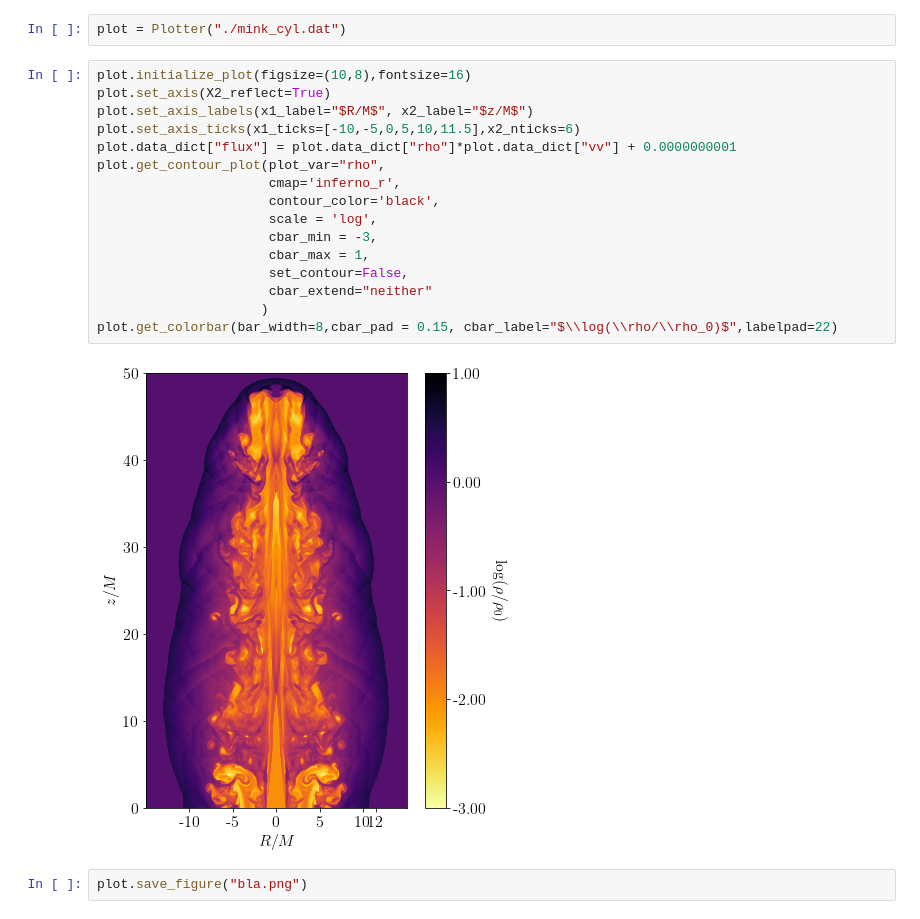
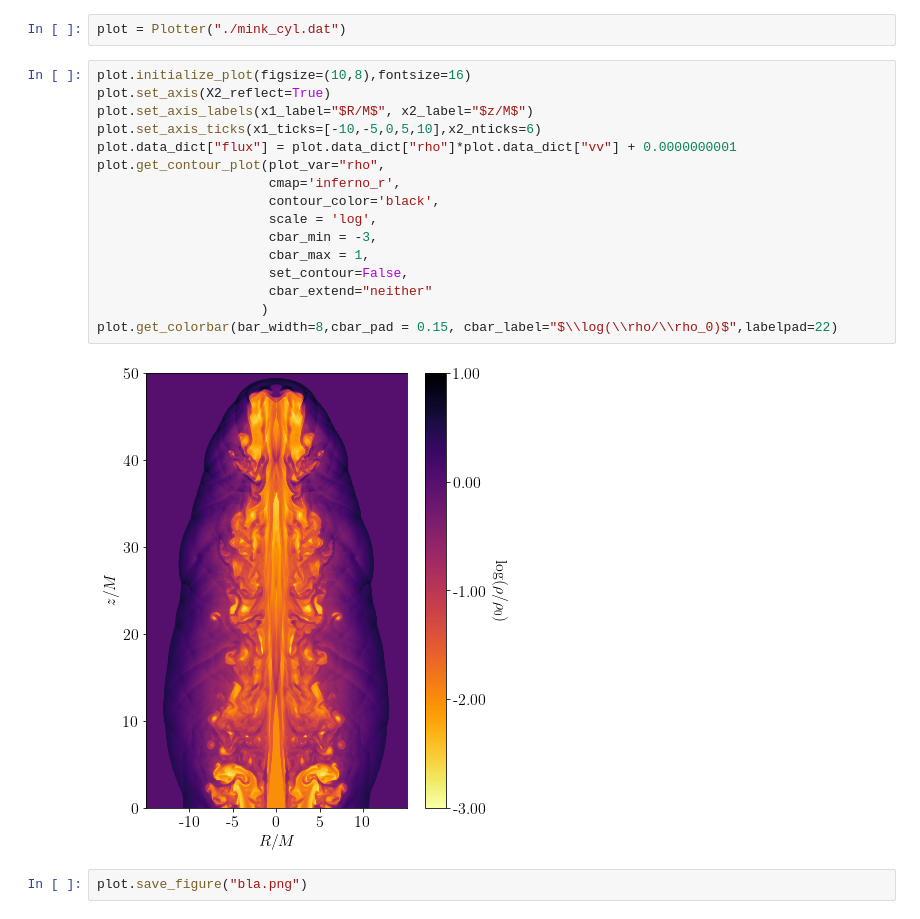
Before and after one commit to aaguayoo/aztekasPlots, a Jupyter notebook: notebooks/aztekasPlot.ipynb, the cells around one changed output. Drawn from its saved outputs; the diff is of its cells as text.

```diff
--- a/notebooks/aztekasPlot.ipynb
+++ b/notebooks/aztekasPlot.ipynb
@@ -23,20 +23,20 @@ plot = Plotter("./mink_cyl.dat")
 # %%
 plot.initialize_plot(figsize=(10,8),fontsize=16)
 plot.set_axis(X2_reflect=True)
 plot.set_axis_labels(x1_label="$R/M$", x2_label="$z/M$")
-plot.set_axis_ticks(x1_ticks=[-10,-5,0,5,10,11.5],x2_nticks=6)
+plot.set_axis_ticks(x1_ticks=[-10,-5,0,5,10],x2_nticks=6)
 plot.data_dict["flux"] = plot.data_dict["rho"]*plot.data_dict["vv"] + 0.0000000001
 plot.get_contour_plot(plot_var="rho",
                       cmap='inferno_r',
                       contour_color='black',
                       scale = 'log',
                       cbar_min = -3,
                       cbar_max = 1,
                       set_contour=False,
                       cbar_extend="neither"
                      )
 plot.get_colorbar(bar_width=8,cbar_pad = 0.15, cbar_label="$\\log(\\rho/\\rho_0)$",labelpad=22)
 # %% [output]
-[figure, old version]
+[figure, new version]
 # %%
 plot.save_figure("bla.png")
```
Also changed, not shown: parts of 1 cell of this notebook, 1 other file.
